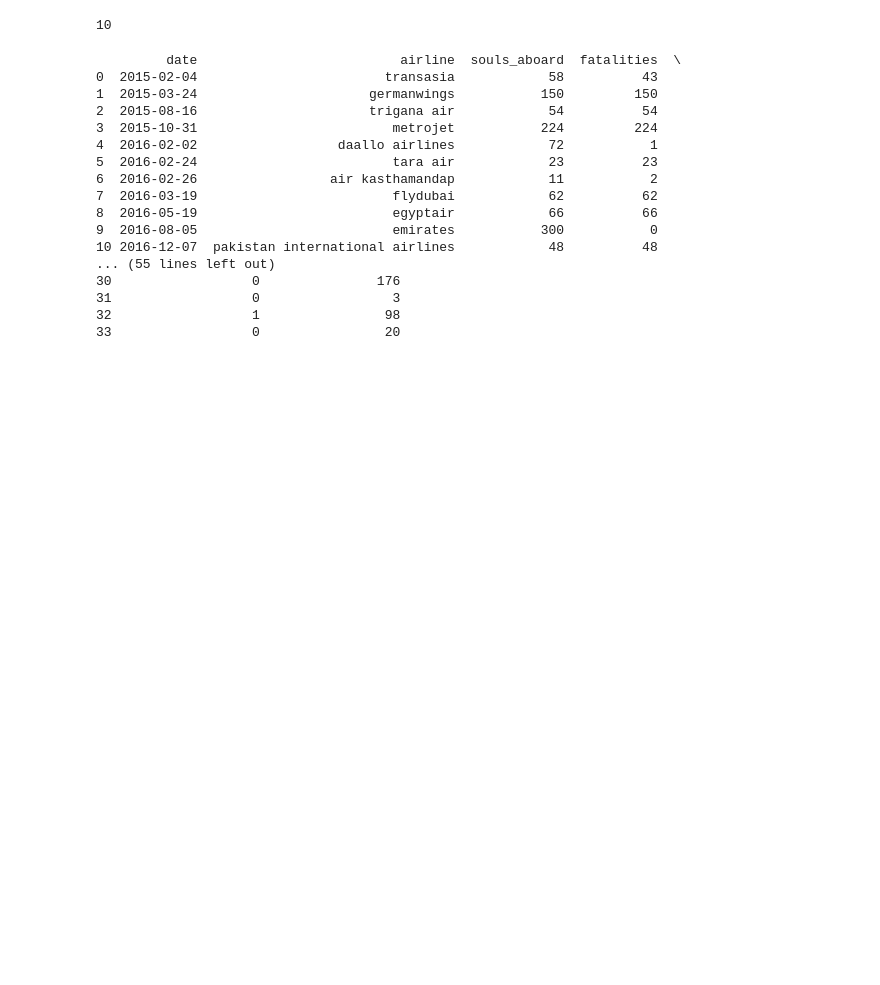
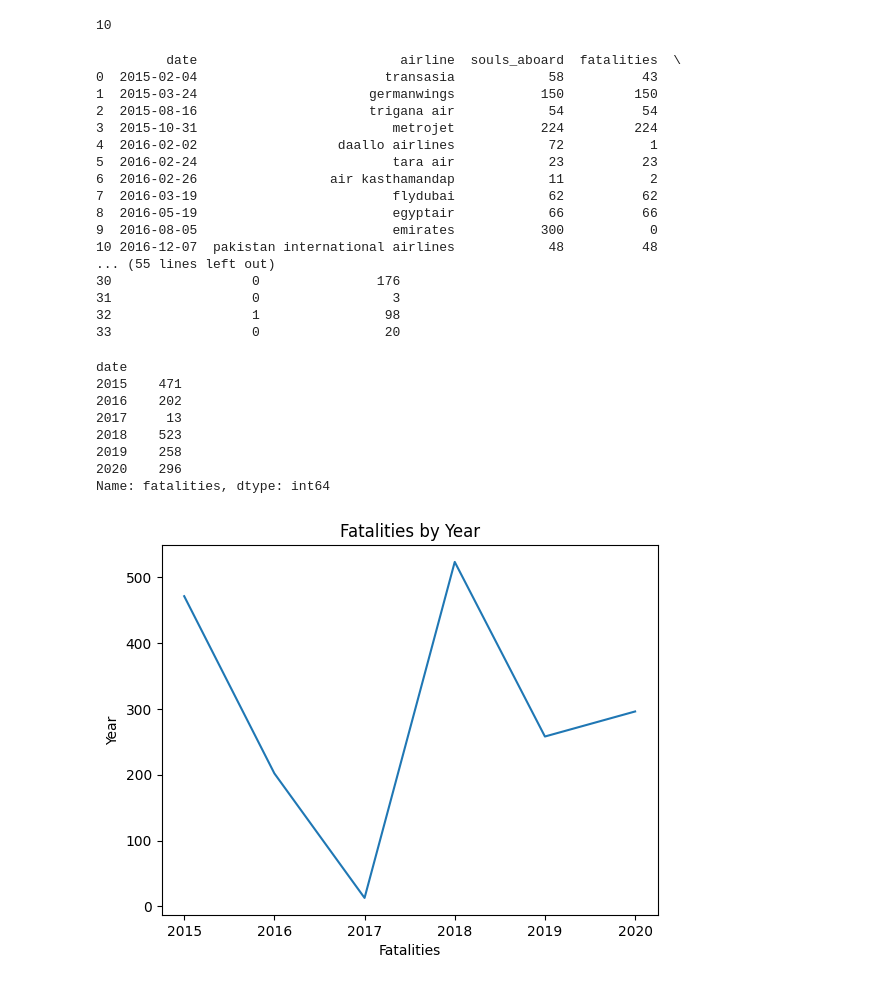
Before and after one commit to jillsergent/airline_accidents, a Jupyter notebook: final_project.ipynb, the cells around one changed output. Cells and saved outputs as stored; diff of their text form; code cells hidden in the pictures; blank space fills up the shorter version.

Commit message:
both plots

```diff
--- a/final_project.ipynb
+++ b/final_project.ipynb
@@ -82,3 +82,22 @@ print(df)
 31                  0                 3
 32                  1                98
 33                  0                20
+# %%
+fatalities_by_year = df.groupby(df.date.dt.year)['fatalities'].sum()
+print(fatalities_by_year)
+
+plt.plot(fatalities_by_year)
+plt.title('Fatalities by Year')
+plt.xlabel('Fatalities')
+plt.ylabel('Year')
+plt.show()
+# %% [output]
+date
+2015    471
+2016    202
+2017     13
+2018    523
+2019    258
+2020    296
+Name: fatalities, dtype: int64
+[figure, added]
```
Also changed, not shown: parts of 2 cells of this notebook.
